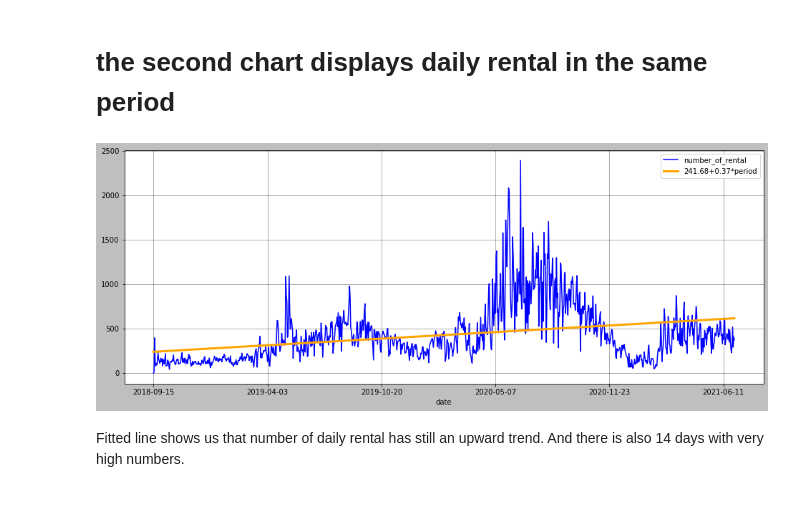
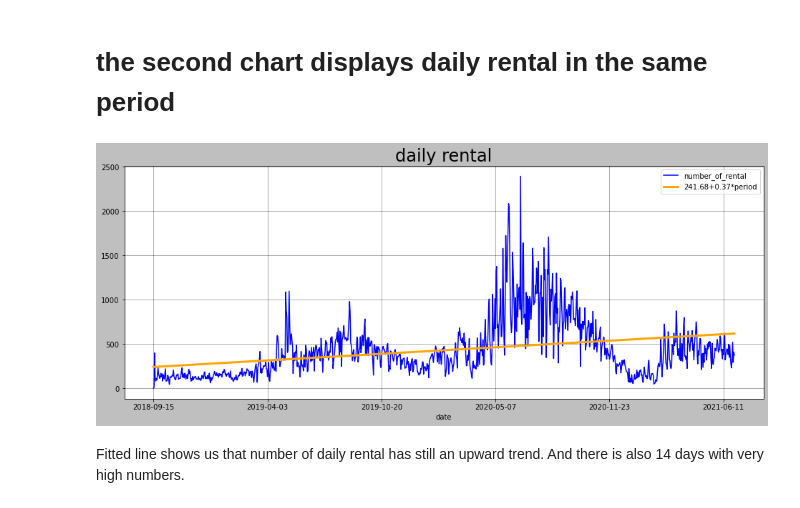
Before and after one commit to carlos108108/Just_Eat_Cycles_project, a Jupyter notebook: Edinburgh.ipynb, the cells around one changed output. Cells and saved outputs as stored; diff of their text form; code cells hidden in the pictures.

```diff
--- a/Edinburgh.ipynb
+++ b/Edinburgh.ipynb
@@ -115,15 +115,16 @@ df_base.plot(figsize=(16,4), grid=True, lw=3, color='blueviolet', title='rental
 # %%
 df_base2 = final_df.groupby('date').count().rename(columns={'index': 'number_of_rental'})[['number_of_rental']]
 period = np.arange(df_base2.shape[0])
 b, a = np.polyfit(time, df_base2['number_of_rental'], deg=1).round(2)
 df_base2['fitted_line'] = a+b*period
 fig, ax = plt.subplots(figsize=(16,6))
 df_base2[['number_of_rental']].plot(color='blue',ax=ax)
 df_base2[['fitted_line']].plot(color='orange', lw=3, ax=ax)
 ax.legend(labels=['number_of_rental', f'{a}+{b}*period'])
+ax.set_title(label='daily rental', fontsize=24)
 ax.grid(alpha=.4)
 # %% [output]
-[figure, old version]
+[figure, new version]
 # %% [markdown]
 Fitted line shows us that number of daily rental has still an upward trend. And there is also 14 days with very high numbers.
 # %%
```
Also changed, not shown: parts of 1 cell of this notebook.
